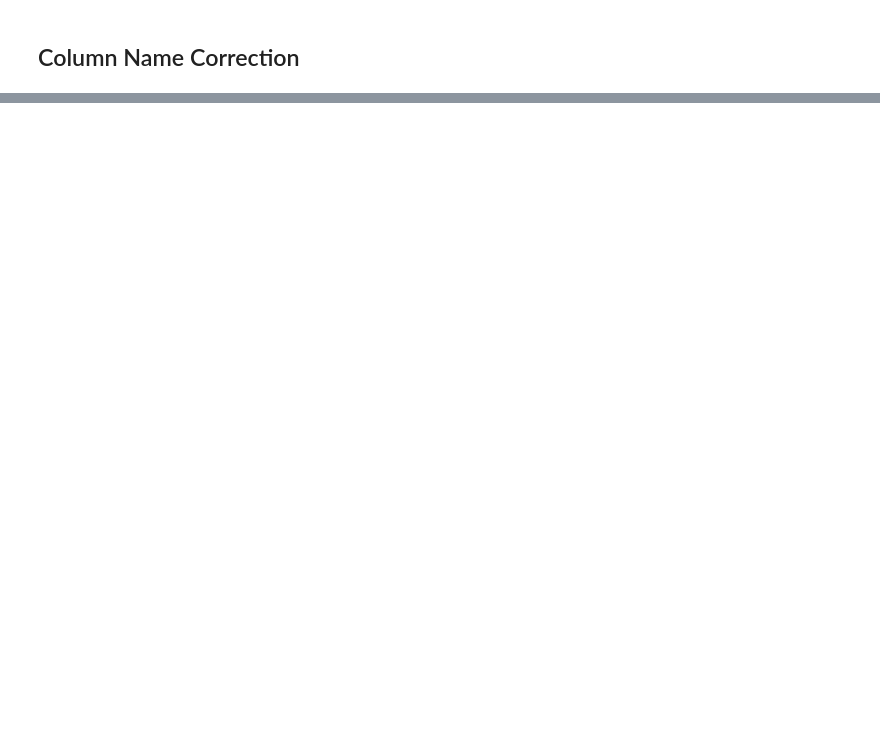
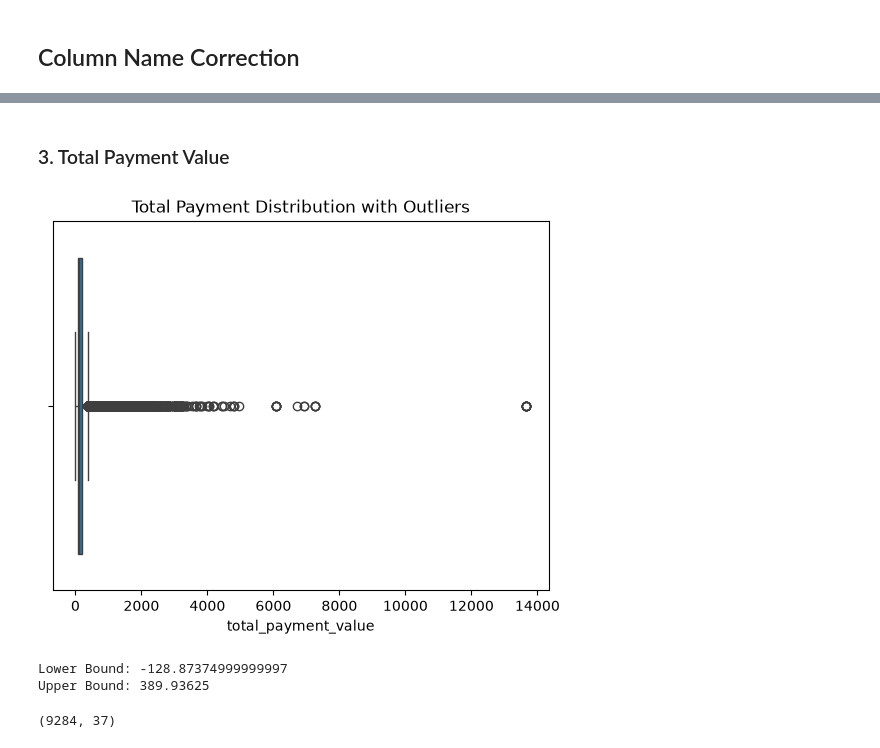
Before and after one commit to RISH-VERSION/Brazilian_E-Commerce_Olist_Data_Analytics_project, a Jupyter notebook: notebooks/DataPreprocessing.ipynb, the cells around one changed output, grey strips where cells are left out. Drawn from its saved outputs; the diff is of its cells as text; code cells hidden in the pictures; blank space fills up the shorter version.

```diff
--- a/notebooks/DataPreprocessing.ipynb
+++ b/notebooks/DataPreprocessing.ipynb
@@ -312,0 +386,28 @@ plt.show()
+# %% [markdown]
+### 3. Total Payment Value
+# %%
+sns.boxplot(x=main_df["total_payment_value"])
+plt.title("Total Payment Distribution with Outliers")
+plt.show()
+# %% [output]
+[figure, added]
+# %%
+Q1 = main_df["total_payment_value"].quantile(0.25)
+Q3 = main_df["total_payment_value"].quantile(0.75)
+
+# Calculating InterQuartileRange
+IQR = Q3 - Q1
+# Calculating Lower and Upper Bounds
+lower_bound = Q1 - 1.5 * IQR
+upper_bound = Q3 + 1.5 * IQR
+
+print(f"Lower Bound: {lower_bound}")
+print(f"Upper Bound: {upper_bound}")
+# %% [output]
+Lower Bound: -128.87374999999997
+Upper Bound: 389.93625
+# %%
+total_payment_outliers = main_df[ (main_df["total_payment_value"] < lower_bound) | (main_df["total_payment_value"] > upper_bound)]
+print(total_payment_outliers.shape)
+# %% [output]
+(9284, 37)
```
Also changed, not shown: parts of 17 cells of this notebook, 3 other files.
